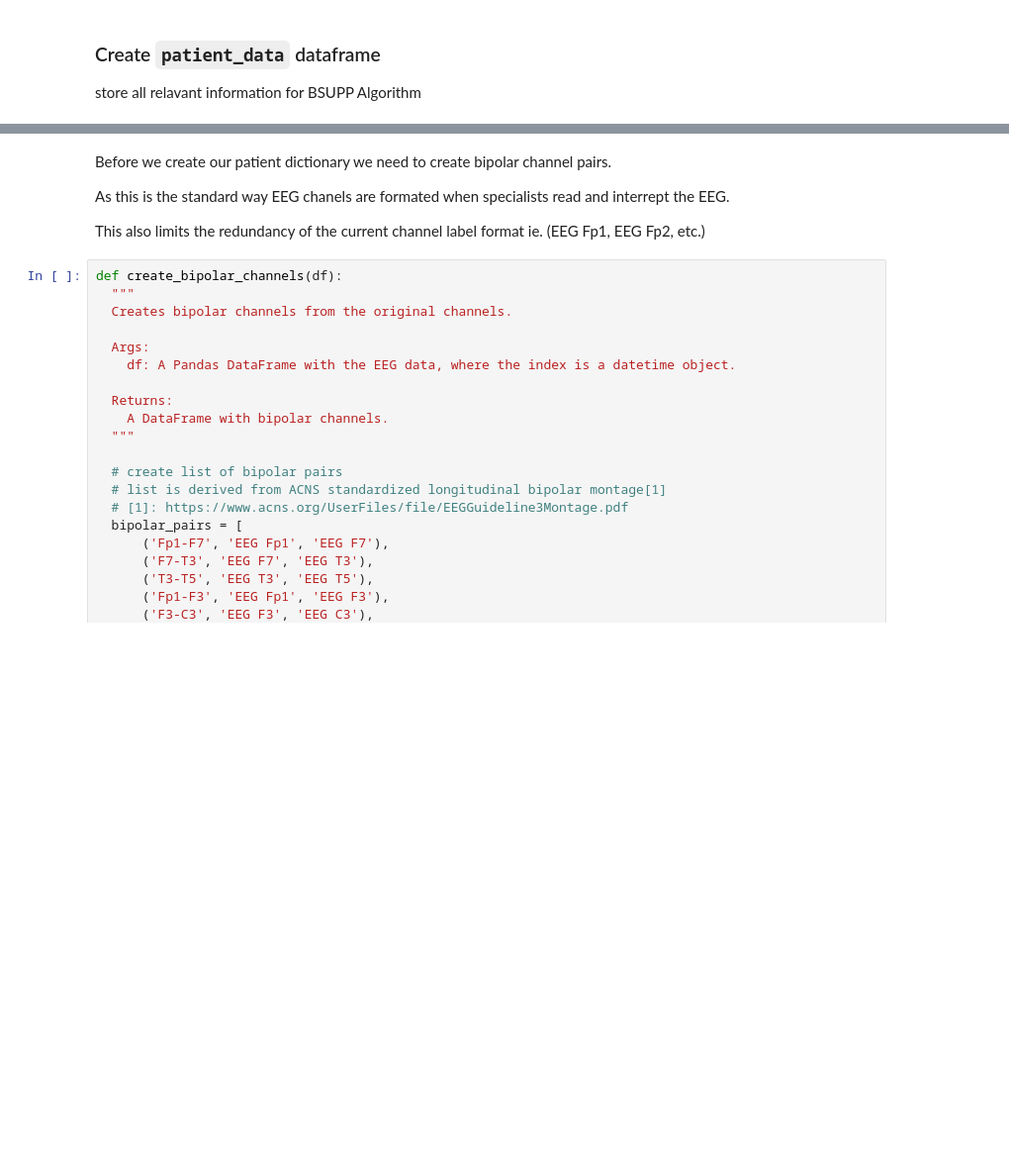
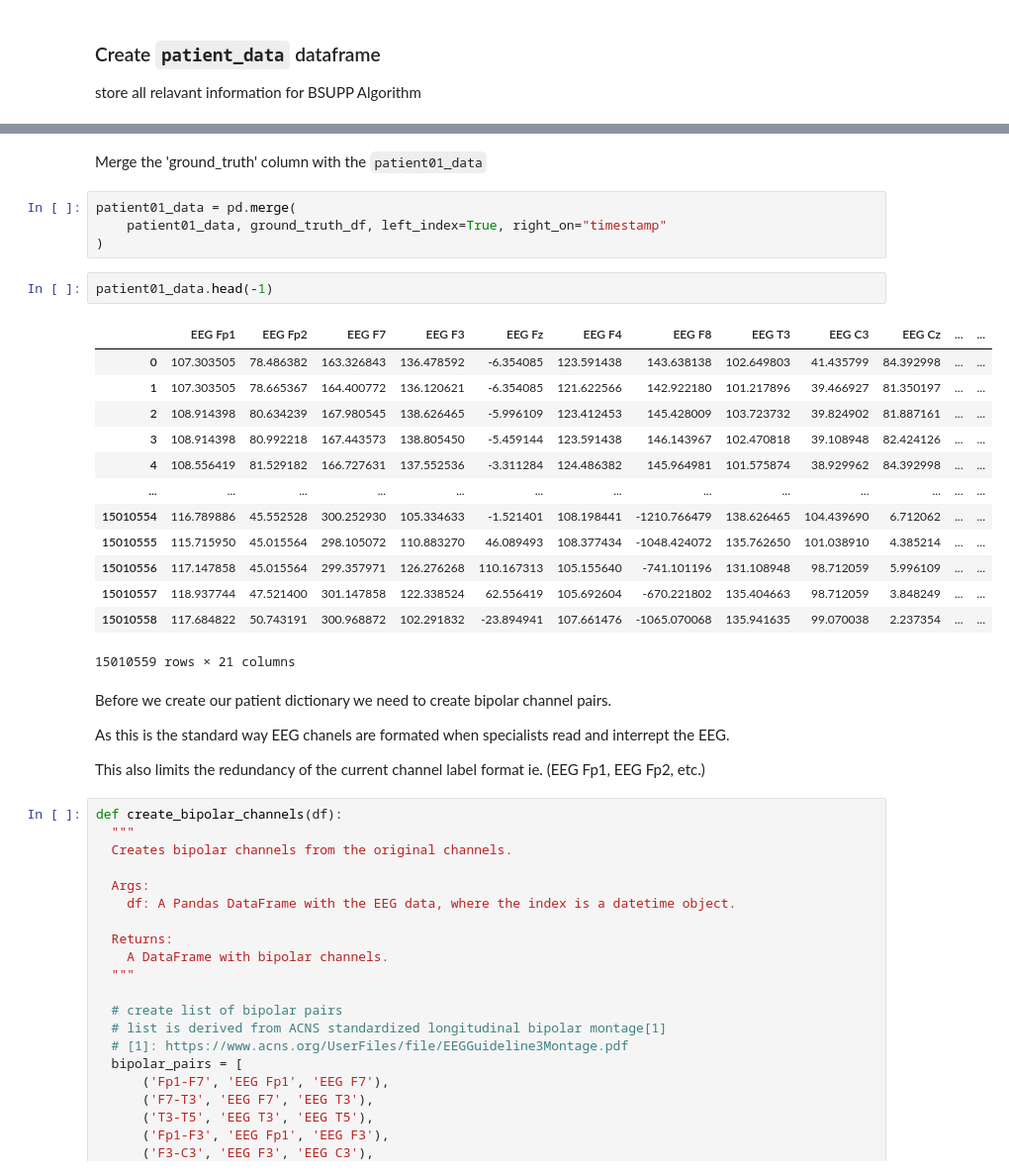
Before and after one commit to carzaga1/UnsuperDL-EEG-BSUPP, a Jupyter notebook: notebooks/01_clustering_algo_one_kispi.ipynb, the cells around one changed output, grey strips where cells are left out. Shown at 99% size. Cells and saved outputs as stored; diff of their text form; blank space fills up the shorter version.

```diff
--- a/notebooks/01_clustering_algo_one_kispi.ipynb
+++ b/notebooks/01_clustering_algo_one_kispi.ipynb
@@ -85,3 +139,25 @@ patient01_data.head()
+# %% [markdown]
+Merge the 'ground_truth' column with the `patient01_data`
+# %%
+patient01_data = pd.merge(
+    patient01_data, ground_truth_df, left_index=True, right_on="timestamp"
+)
+# %%
+patient01_data.head(-1)
+# %% [output]
+|  | EEG Fp1 | EEG Fp2 | EEG F7 | EEG F3 | EEG Fz | EEG F4 | EEG F8 | EEG T3 | EEG C3 | EEG Cz | ... | ... |
+| 0 | 107.303505 | 78.486382 | 163.326843 | 136.478592 | -6.354085 | 123.591438 | 143.638138 | 102.649803 | 41.435799 | 84.392998 | ... | ... |
+| 1 | 107.303505 | 78.665367 | 164.400772 | 136.120621 | -6.354085 | 121.622566 | 142.922180 | 101.217896 | 39.466927 | 81.350197 | ... | ... |
+| 2 | 108.914398 | 80.634239 | 167.980545 | 138.626465 | -5.996109 | 123.412453 | 145.428009 | 103.723732 | 39.824902 | 81.887161 | ... | ... |
+| 3 | 108.914398 | 80.992218 | 167.443573 | 138.805450 | -5.459144 | 123.591438 | 146.143967 | 102.470818 | 39.108948 | 82.424126 | ... | ... |
+| 4 | 108.556419 | 81.529182 | 166.727631 | 137.552536 | -3.311284 | 124.486382 | 145.964981 | 101.575874 | 38.929962 | 84.392998 | ... | ... |
+| ... | ... | ... | ... | ... | ... | ... | ... | ... | ... | ... | ... | ... |
+| 15010554 | 116.789886 | 45.552528 | 300.252930 | 105.334633 | -1.521401 | 108.198441 | -1210.766479 | 138.626465 | 104.439690 | 6.712062 | ... | ... |
+| 15010555 | 115.715950 | 45.015564 | 298.105072 | 110.883270 | 46.089493 | 108.377434 | -1048.424072 | 135.762650 | 101.038910 | 4.385214 | ... | ... |
+| 15010556 | 117.147858 | 45.015564 | 299.357971 | 126.276268 | 110.167313 | 105.155640 | -741.101196 | 131.108948 | 98.712059 | 5.996109 | ... | ... |
+| 15010557 | 118.937744 | 47.521400 | 301.147858 | 122.338524 | 62.556419 | 105.692604 | -670.221802 | 135.404663 | 98.712059 | 3.848249 | ... | ... |
+| 15010558 | 117.684822 | 50.743191 | 300.968872 | 102.291832 | -23.894941 | 107.661476 | -1065.070068 | 135.941635 | 99.070038 | 2.237354 | ... | ... |
+15010559 rows × 21 columns
 # %% [markdown]
 Before we create our patient dictionary we need to create bipolar channel pairs.
 
```
Also changed, not shown: parts of 18 cells of this notebook.
